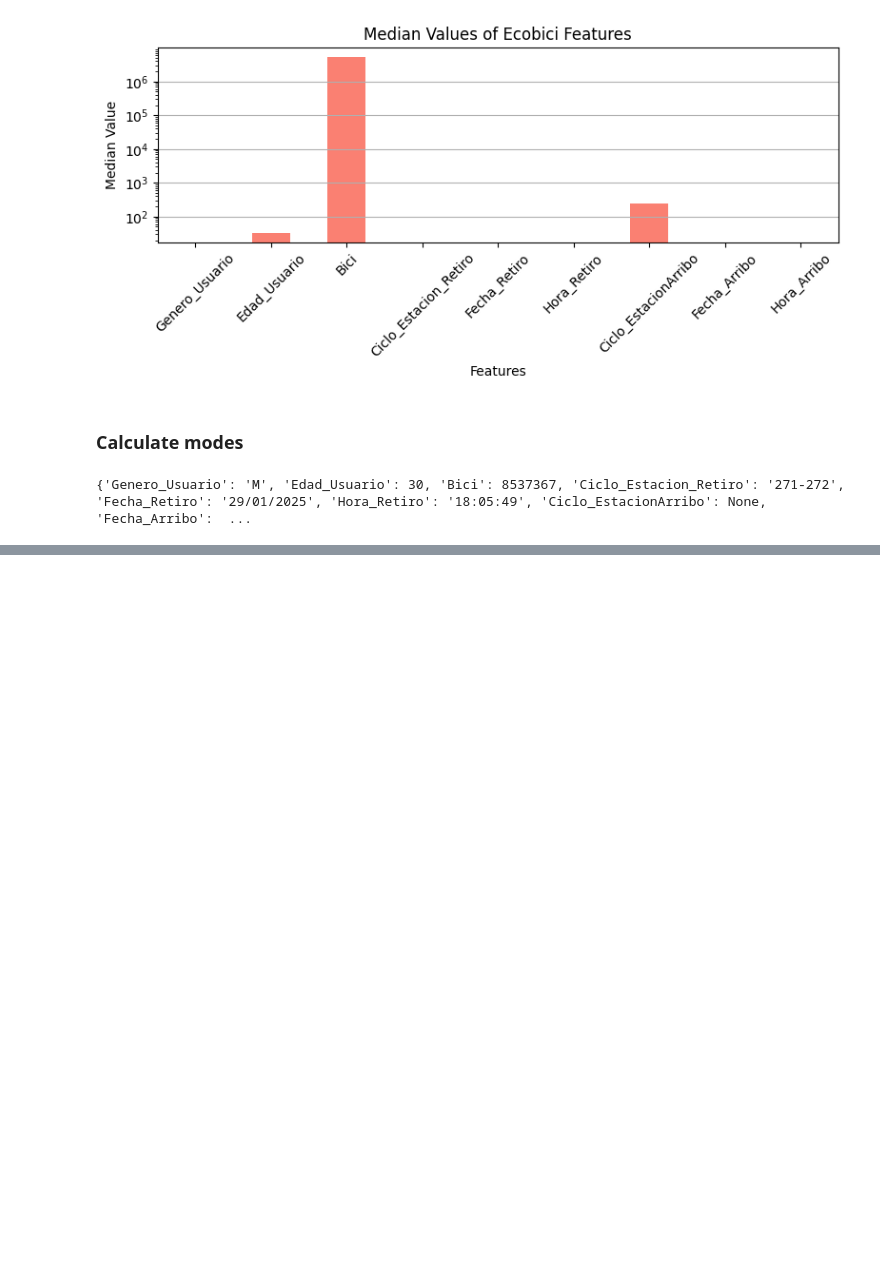
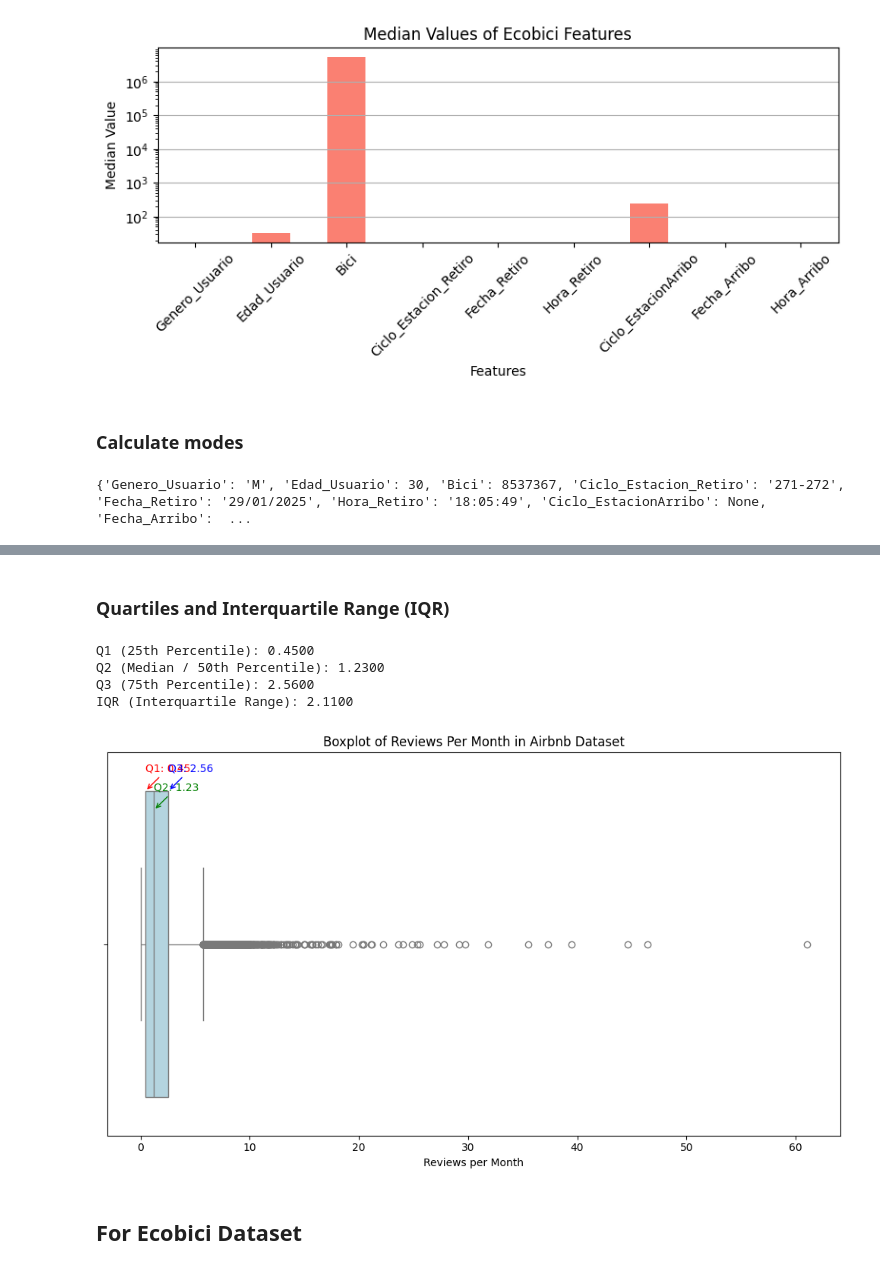
Before and after one commit to nicoleKape-code/AI_CourseRepo, a Jupyter notebook: 25_aug/descriptive_statistics.ipynb, the cells around one changed output, grey strips where cells are left out. Drawn from its saved outputs; the diff is of its cells as text; code cells hidden in the pictures; blank space fills up the shorter version.

```diff
--- a/25_aug/descriptive_statistics.ipynb
+++ b/25_aug/descriptive_statistics.ipynb
@@ -228,0 +323,33 @@ print(modes_first)
+# %% [markdown]
+### Quartiles and Interquartile Range (IQR)
+# %%
+Q1 = df.select(pl.col("reviews_per_month").quantile(0.25, "nearest")).item()
+Q2 = df.select(pl.col("reviews_per_month").median()).item()
+Q3 = df.select(pl.col("reviews_per_month").quantile(0.75, "nearest")).item()
+IQR = Q3 - Q1
+
+print(f"Q1 (25th Percentile): {Q1:.4f}")
+print(f"Q2 (Median / 50th Percentile): {Q2:.4f}")
+print(f"Q3 (75th Percentile): {Q3:.4f}")
+print(f"IQR (Interquartile Range): {IQR:.4f}")
+
+plt.figure(figsize=(10, 6))
+sns.boxplot(x=df['reviews_per_month'], color="lightblue")
+plt.title("Boxplot of Reviews Per Month in Airbnb Dataset")
+
+plt.annotate(f'Q1: {Q1:.2f}', xy=(Q1, -0.4), xytext=(Q1, -0.45), arrowprops=dict(arrowstyle='->', color='red'), color='red')
+plt.annotate(f'Q2: {Q2:.2f}', xy=(Q2, -0.35), xytext=(Q2, -0.4), arrowprops=dict(arrowstyle='->', color='green'), color='green')
+plt.annotate(f'Q3: {Q3:.2f}', xy=(Q3, -0.4), xytext=(Q3, -0.45), arrowprops=dict(arrowstyle='->', color='blue'), color='blue')
+
+
+plt.xlabel("Reviews per Month")
+plt.tight_layout()
+plt.show()
+# %% [output]
+Q1 (25th Percentile): 0.4500
+Q2 (Median / 50th Percentile): 1.2300
+Q3 (75th Percentile): 2.5600
+IQR (Interquartile Range): 2.1100
+[figure, added]
+# %% [markdown]
+## For Ecobici Dataset
```
Also changed, not shown: parts of 19 cells of this notebook.
